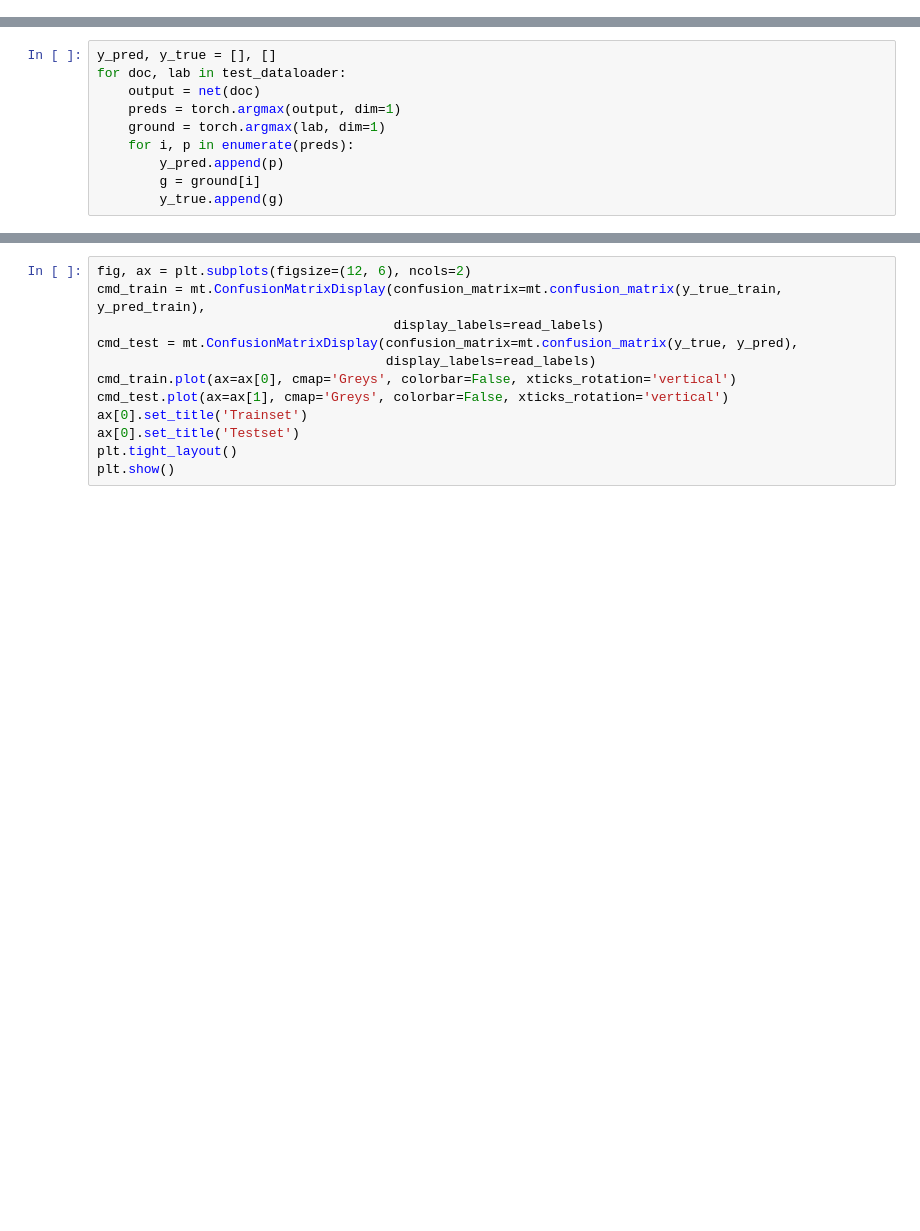
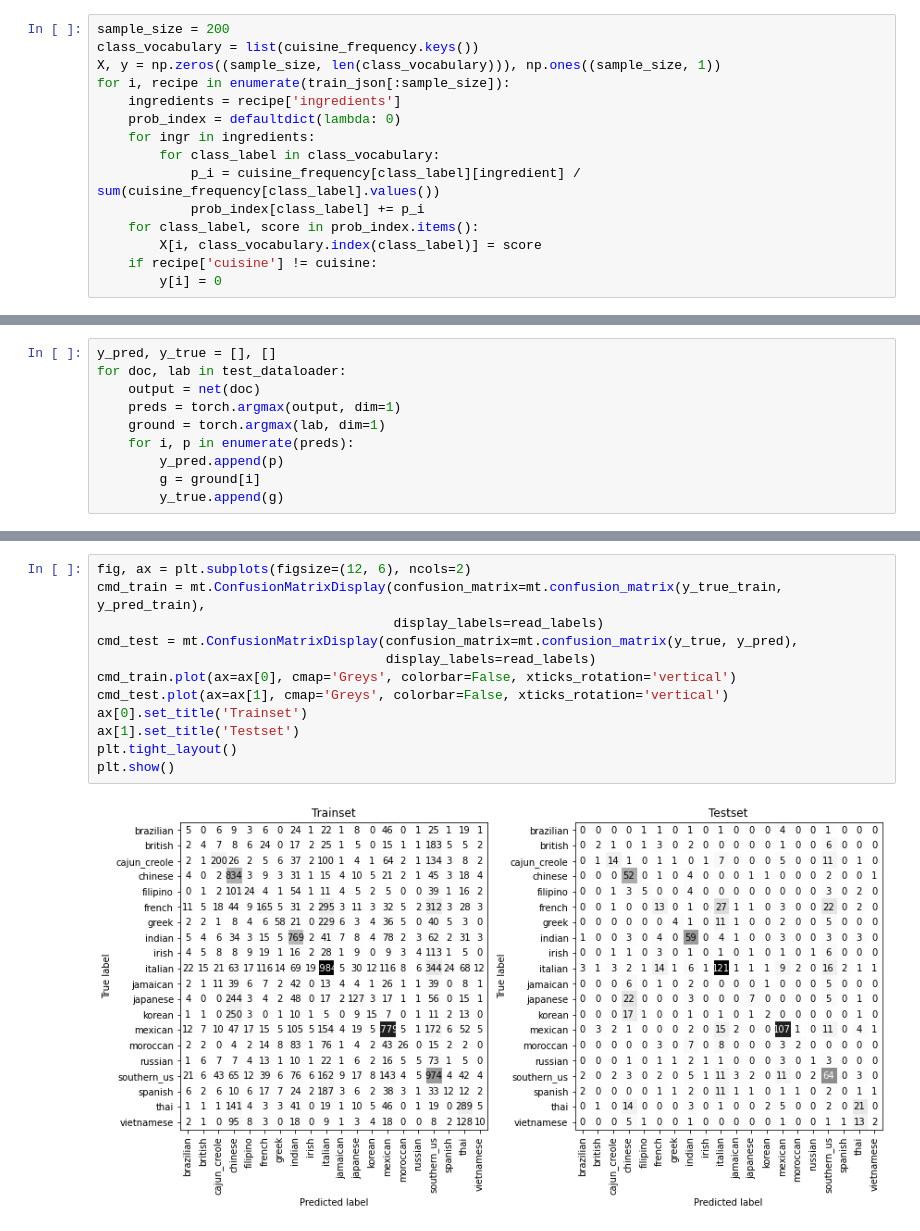
Before and after one commit to afflint/inforet, a Jupyter notebook: 2021-22/linear-classifiers.ipynb, the cells around one changed output, grey strips where cells are left out. Cells and saved outputs as stored; diff of their text form; blank space fills up the shorter version.

```diff
--- a/2021-22/linear-classifiers.ipynb
+++ b/2021-22/linear-classifiers.ipynb
@@ -448,0 +545,15 @@ plt.show()
+# %%
+sample_size = 200
+class_vocabulary = list(cuisine_frequency.keys())
+X, y = np.zeros((sample_size, len(class_vocabulary))), np.ones((sample_size, 1))
+for i, recipe in enumerate(train_json[:sample_size]):
+    ingredients = recipe['ingredients']
+    prob_index = defaultdict(lambda: 0)
+    for ingr in ingredients:
+        for class_label in class_vocabulary:
+            p_i = cuisine_frequency[class_label][ingredient] / sum(cuisine_frequency[class_label].values())
+            prob_index[class_label] += p_i
+    for class_label, score in prob_index.items():
+        X[i, class_vocabulary.index(class_label)] = score
+    if recipe['cuisine'] != cuisine:
+        y[i] = 0
@@ -713,12 +945,14 @@ print(mt.classification_report(y_true, y_pred, zero_division=0))
 # %%
 fig, ax = plt.subplots(figsize=(12, 6), ncols=2)
 cmd_train = mt.ConfusionMatrixDisplay(confusion_matrix=mt.confusion_matrix(y_true_train, y_pred_train),
                                       display_labels=read_labels)
 cmd_test = mt.ConfusionMatrixDisplay(confusion_matrix=mt.confusion_matrix(y_true, y_pred),
                                      display_labels=read_labels)
 cmd_train.plot(ax=ax[0], cmap='Greys', colorbar=False, xticks_rotation='vertical')
 cmd_test.plot(ax=ax[1], cmap='Greys', colorbar=False, xticks_rotation='vertical')
 ax[0].set_title('Trainset')
-ax[0].set_title('Testset')
+ax[1].set_title('Testset')
 plt.tight_layout()
 plt.show()
+# %% [output]
+[figure, added]
```
Also changed, not shown: parts of 50 cells of this notebook, 1 other file.
